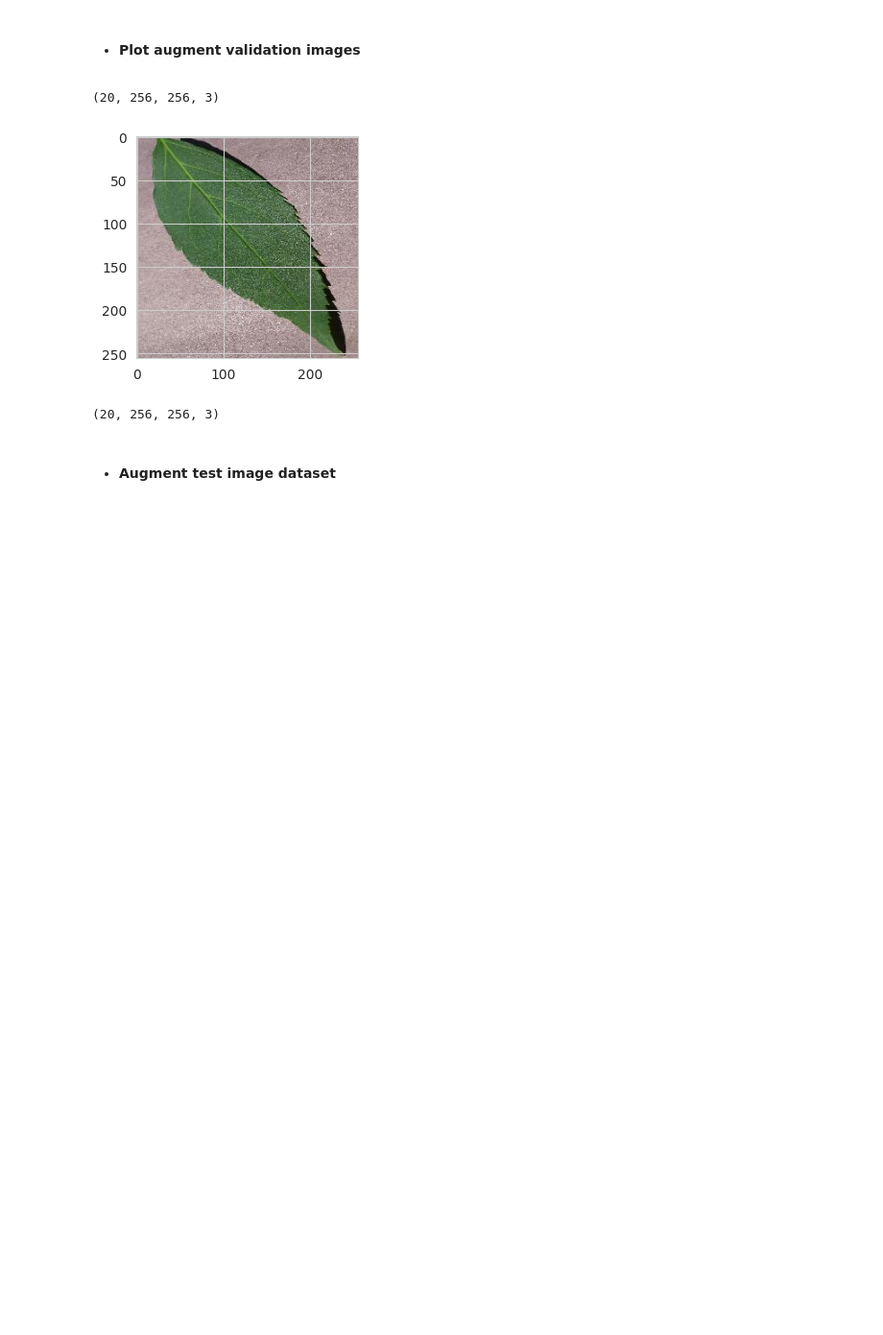
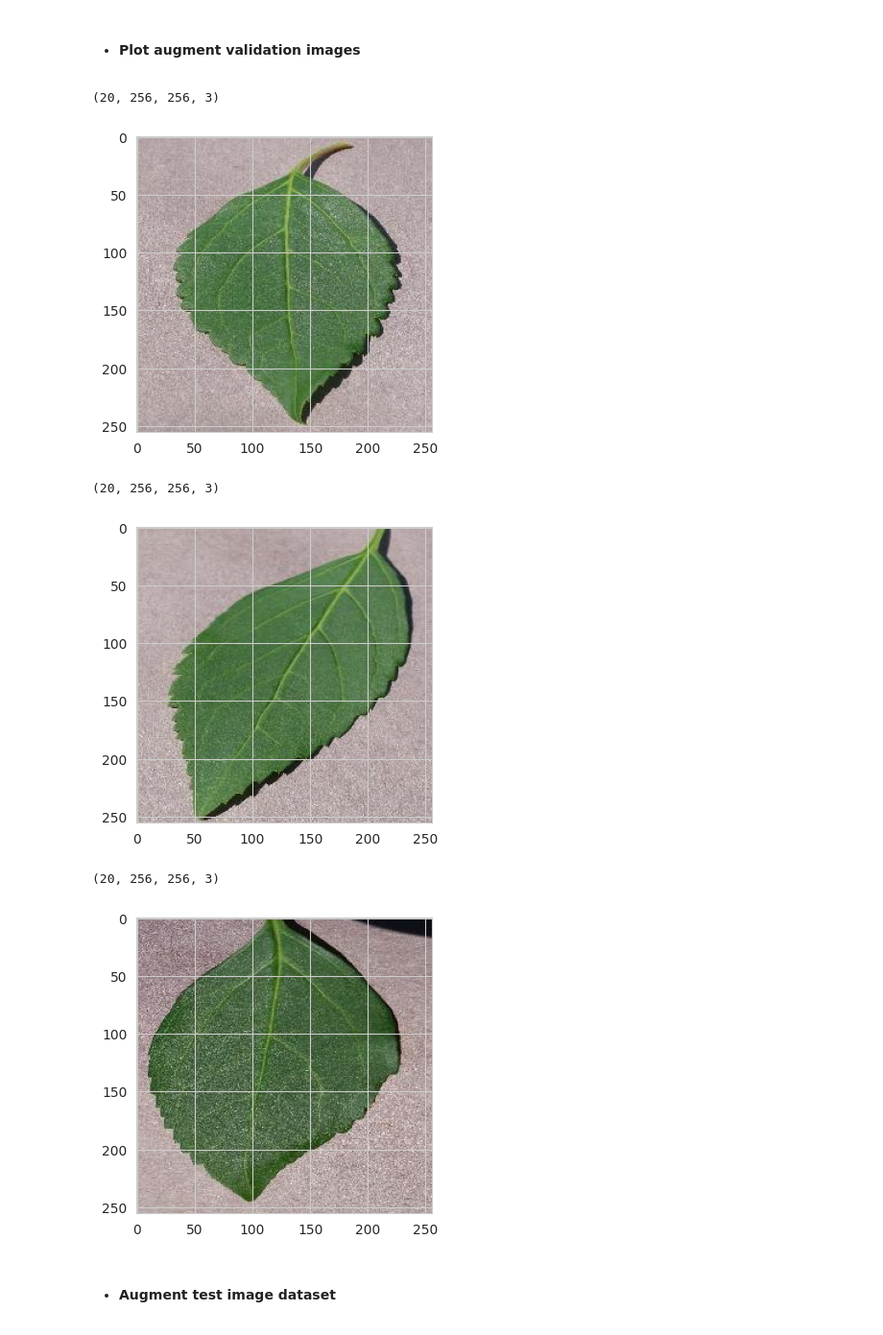
Before and after one commit to Diegomoro415/mildew_detection, a Jupyter notebook: jupyter_notebooks/MoldelingEvaluation.ipynb, the cells around one changed output. Shown at 96% size. Drawn from its saved outputs; the diff is of its cells as text; code cells hidden in the pictures; blank space fills up the shorter version.

```diff
--- a/jupyter_notebooks/MoldelingEvaluation.ipynb
+++ b/jupyter_notebooks/MoldelingEvaluation.ipynb
@@ -186,7 +186,7 @@ Found 2944 images belonging to 2 classes.
 * #### Plot augment training image
 # %%
 for _ in range(3):
-    plt.figure(figsize=(3, 3))
+    plt.figure(figsize=(4, 4))
     img, label = train_set.next()
     print(img.shape)
     plt.imshow(img[0])
@@ -217,15 +217,18 @@ Found 420 images belonging to 2 classes.
 * #### Plot augment validation images
 # %%
 for _ in range(3):
-    plt.figure(figsize=(3, 3))
+    plt.figure(figsize=(4, 4))
     img, label = validation_set.next()
     print(img.shape)  # (1,256,256,3)
     plt.imshow(img[0])
     plt.show()
 # %% [output]
 (20, 256, 256, 3)
-[figure, old version]
+[figure, new version]
 (20, 256, 256, 3)
+[figure, added]
+(20, 256, 256, 3)
+[figure, added]
 # %% [markdown]
 * #### Augment test image dataset
 # %%
```
Also changed, not shown: parts of 18 cells of this notebook.
